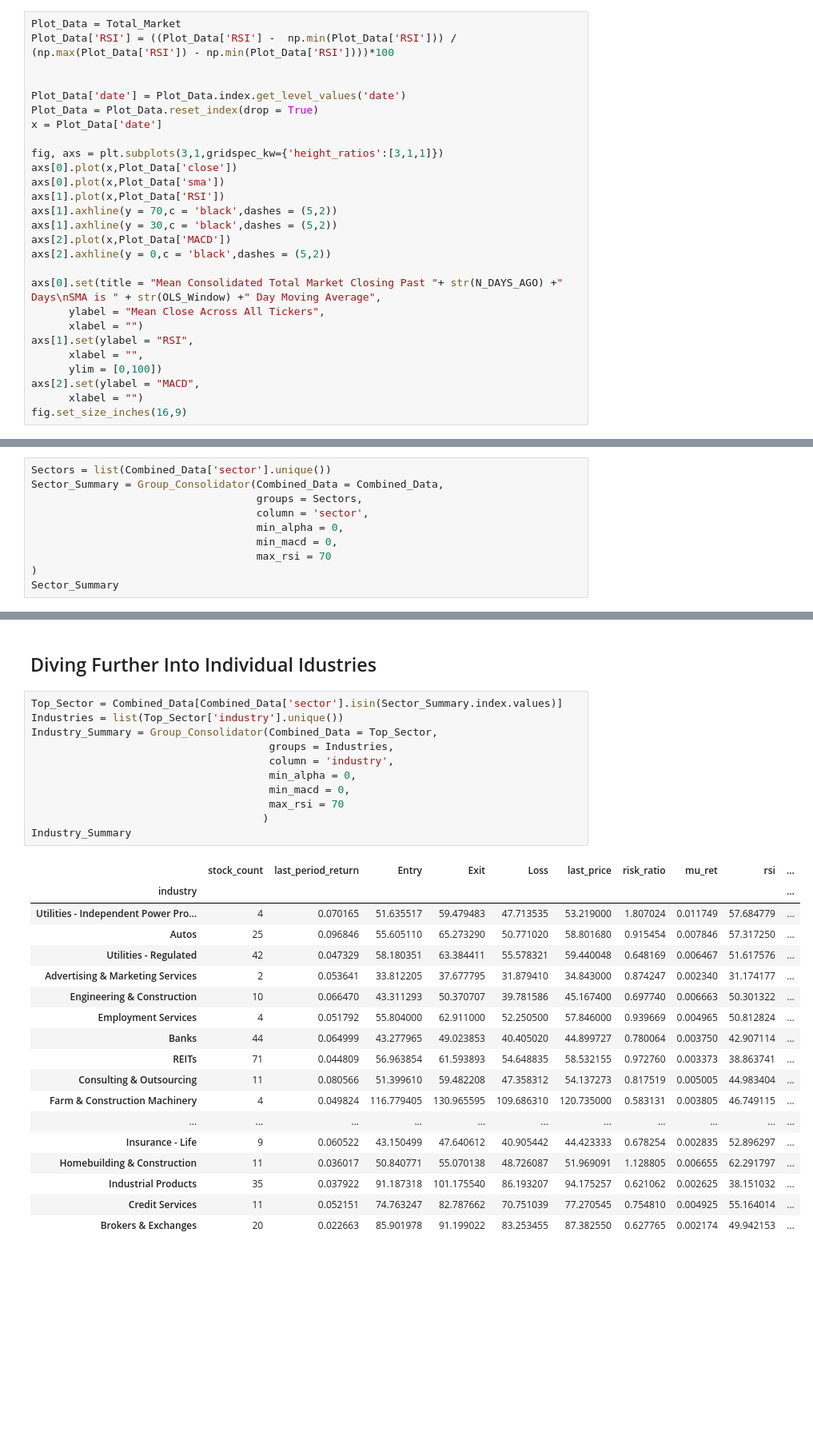
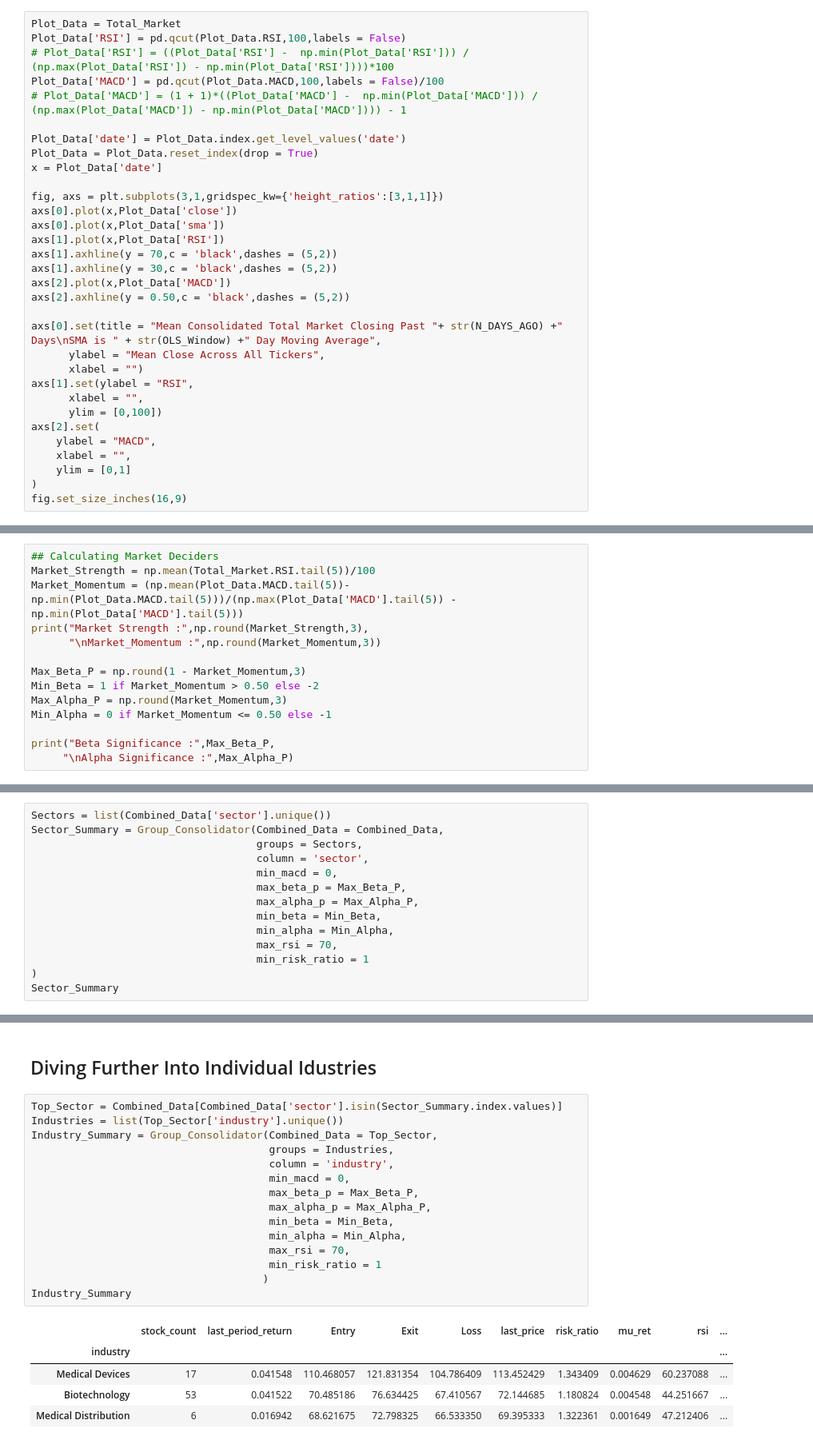
Before and after one commit to webclinic017/Stock-Strategy-Exploration, a Jupyter notebook: Python/Alpaca.ipynb, the cells around one changed output, grey strips where cells are left out. Shown: that part at 80% size. Drawn from its saved outputs; the diff is of its cells as text; blank space fills up the shorter version.

```diff
--- a/Python/Alpaca.ipynb
+++ b/Python/Alpaca.ipynb
@@ -159,7 +199,9 @@ Total_Market.tail(5)
 # %%
 Plot_Data = Total_Market
-Plot_Data['RSI'] = ((Plot_Data['RSI'] -  np.min(Plot_Data['RSI'])) / (np.max(Plot_Data['RSI']) - np.min(Plot_Data['RSI'])))*100
-
+Plot_Data['RSI'] = pd.qcut(Plot_Data.RSI,100,labels = False)
+# Plot_Data['RSI'] = ((Plot_Data['RSI'] -  np.min(Plot_Data['RSI'])) / (np.max(Plot_Data['RSI']) - np.min(Plot_Data['RSI'])))*100
+Plot_Data['MACD'] = pd.qcut(Plot_Data.MACD,100,labels = False)/100
+# Plot_Data['MACD'] = (1 + 1)*((Plot_Data['MACD'] -  np.min(Plot_Data['MACD'])) / (np.max(Plot_Data['MACD']) - np.min(Plot_Data['MACD']))) - 1
 
 Plot_Data['date'] = Plot_Data.index.get_level_values('date')
 Plot_Data = Plot_Data.reset_index(drop = True)
@@ -172,7 +214,7 @@ axs[1].plot(x,Plot_Data['RSI'])
 axs[1].axhline(y = 70,c = 'black',dashes = (5,2))
 axs[1].axhline(y = 30,c = 'black',dashes = (5,2))
 axs[2].plot(x,Plot_Data['MACD'])
-axs[2].axhline(y = 0,c = 'black',dashes = (5,2))
+axs[2].axhline(y = 0.50,c = 'black',dashes = (5,2))
 
 axs[0].set(title = "Mean Consolidated Total Market Closing Past "+ str(N_DAYS_AGO) +" Days\nSMA is " + str(OLS_Window) +" Day Moving Average",
       ylabel = "Mean Close Across All Tickers",
@@ -180,7 +222,10 @@ axs[0].set(title = "Mean Consolidated Total Market Closing Past "+ str(N_DAYS_AG
 axs[1].set(ylabel = "RSI",
       xlabel = "",
       ylim = [0,100])
-axs[2].set(ylabel = "MACD",
-      xlabel = "")
+axs[2].set(
+    ylabel = "MACD",
+    xlabel = "",
+    ylim = [0,1]
+)
 fig.set_size_inches(16,9)
 # %% [output]
@@ -187,0 +249,14 @@ fig.set_size_inches(16,9)
+# %%
+## Calculating Market Deciders
+Market_Strength = np.mean(Total_Market.RSI.tail(5))/100
+Market_Momentum = (np.mean(Plot_Data.MACD.tail(5))-np.min(Plot_Data.MACD.tail(5)))/(np.max(Plot_Data['MACD'].tail(5)) - np.min(Plot_Data['MACD'].tail(5)))
+print("Market Strength :",np.round(Market_Strength,3),
+      "\nMarket_Momentum :",np.round(Market_Momentum,3))
+
+Max_Beta_P = np.round(1 - Market_Momentum,3)
+Min_Beta = 1 if Market_Momentum > 0.50 else -2
+Max_Alpha_P = np.round(Market_Momentum,3)
+Min_Alpha = 0 if Market_Momentum <= 0.50 else -1
+
+print("Beta Significance :",Max_Beta_P,
+     "\nAlpha Significance :",Max_Alpha_P)
@@ -192,9 +272,13 @@ Sectors = list(Combined_Data['sector'].unique())
 Sector_Summary = Group_Consolidator(Combined_Data = Combined_Data,
                                     groups = Sectors,
                                     column = 'sector',
-                                    min_alpha = 0,
                                     min_macd = 0,
-                                    max_rsi = 70
+                                    max_beta_p = Max_Beta_P,
+                                    max_alpha_p = Max_Alpha_P,
+                                    min_beta = Min_Beta,
+                                    min_alpha = Min_Alpha,
+                                    max_rsi = 70,
+                                    min_risk_ratio = 1
 )
 Sector_Summary
 # %% [output]
@@ -210,33 +290,24 @@ Sector_Summary
 # %%
 Top_Sector = Combined_Data[Combined_Data['sector'].isin(Sector_Summary.index.values)]
 Industries = list(Top_Sector['industry'].unique())
 Industry_Summary = Group_Consolidator(Combined_Data = Top_Sector,
                                       groups = Industries,
                                       column = 'industry',
-                                      min_alpha = 0,
                                       min_macd = 0,
-                                      max_rsi = 70
+                                      max_beta_p = Max_Beta_P,
+                                      max_alpha_p = Max_Alpha_P,
+                                      min_beta = Min_Beta,
+                                      min_alpha = Min_Alpha,
+                                      max_rsi = 70,
+                                      min_risk_ratio = 1
                                      )
 Industry_Summary
 # %% [output]
 |  | stock_count | last_period_return | Entry | Exit | Loss | last_price | risk_ratio | mu_ret | rsi | ... |
 | industry |  |  |  |  |  |  |  |  |  | ... |
-| Utilities - Independent Power Pro... | 4 | 0.070165 | 51.635517 | 59.479483 | 47.713535 | 53.219000 | 1.807024 | 0.011749 | 57.684779 | ... |
-| Autos | 25 | 0.096846 | 55.605110 | 65.273290 | 50.771020 | 58.801680 | 0.915454 | 0.007846 | 57.317250 | ... |
-| Utilities - Regulated | 42 | 0.047329 | 58.180351 | 63.384411 | 55.578321 | 59.440048 | 0.648169 | 0.006467 | 51.617576 | ... |
-| Advertising & Marketing Services | 2 | 0.053641 | 33.812205 | 37.677795 | 31.879410 | 34.843000 | 0.874247 | 0.002340 | 31.174177 | ... |
-| Engineering & Construction | 10 | 0.066470 | 43.311293 | 50.370707 | 39.781586 | 45.167400 | 0.697740 | 0.006663 | 50.301322 | ... |
-| Employment Services | 4 | 0.051792 | 55.804000 | 62.911000 | 52.250500 | 57.846000 | 0.939669 | 0.004965 | 50.812824 | ... |
-| Banks | 44 | 0.064999 | 43.277965 | 49.023853 | 40.405020 | 44.899727 | 0.780064 | 0.003750 | 42.907114 | ... |
-| REITs | 71 | 0.044809 | 56.963854 | 61.593893 | 54.648835 | 58.532155 | 0.972760 | 0.003373 | 38.863741 | ... |
-| Consulting & Outsourcing | 11 | 0.080566 | 51.399610 | 59.482208 | 47.358312 | 54.137273 | 0.817519 | 0.005005 | 44.983404 | ... |
-| Farm & Construction Machinery | 4 | 0.049824 | 116.779405 | 130.965595 | 109.686310 | 120.735000 | 0.583131 | 0.003805 | 46.749115 | ... |
-| ... | ... | ... | ... | ... | ... | ... | ... | ... | ... | ... |
-| Insurance - Life | 9 | 0.060522 | 43.150499 | 47.640612 | 40.905442 | 44.423333 | 0.678254 | 0.002835 | 52.896297 | ... |
-| Homebuilding & Construction | 11 | 0.036017 | 50.840771 | 55.070138 | 48.726087 | 51.969091 | 1.128805 | 0.006655 | 62.291797 | ... |
-| Industrial Products | 35 | 0.037922 | 91.187318 | 101.175540 | 86.193207 | 94.175257 | 0.621062 | 0.002625 | 38.151032 | ... |
-| Credit Services | 11 | 0.052151 | 74.763247 | 82.787662 | 70.751039 | 77.270545 | 0.754810 | 0.004925 | 55.164014 | ... |
-| Brokers & Exchanges | 20 | 0.022663 | 85.901978 | 91.199022 | 83.253455 | 87.382550 | 0.627765 | 0.002174 | 49.942153 | ... |
+| Medical Devices | 17 | 0.041548 | 110.468057 | 121.831354 | 104.786409 | 113.452429 | 1.343409 | 0.004629 | 60.237088 | ... |
+| Biotechnology | 53 | 0.041522 | 70.485186 | 76.634425 | 67.410567 | 72.144685 | 1.180824 | 0.004548 | 44.251667 | ... |
+| Medical Distribution | 6 | 0.016942 | 68.621675 | 72.798325 | 66.533350 | 69.395333 | 1.322361 | 0.001649 | 47.212406 | ... |
 # %% [markdown]
 ## Diving Into The Individual Stocks
 # %%
```
Also changed, not shown: parts of 9 cells of this notebook, 2 other files.
